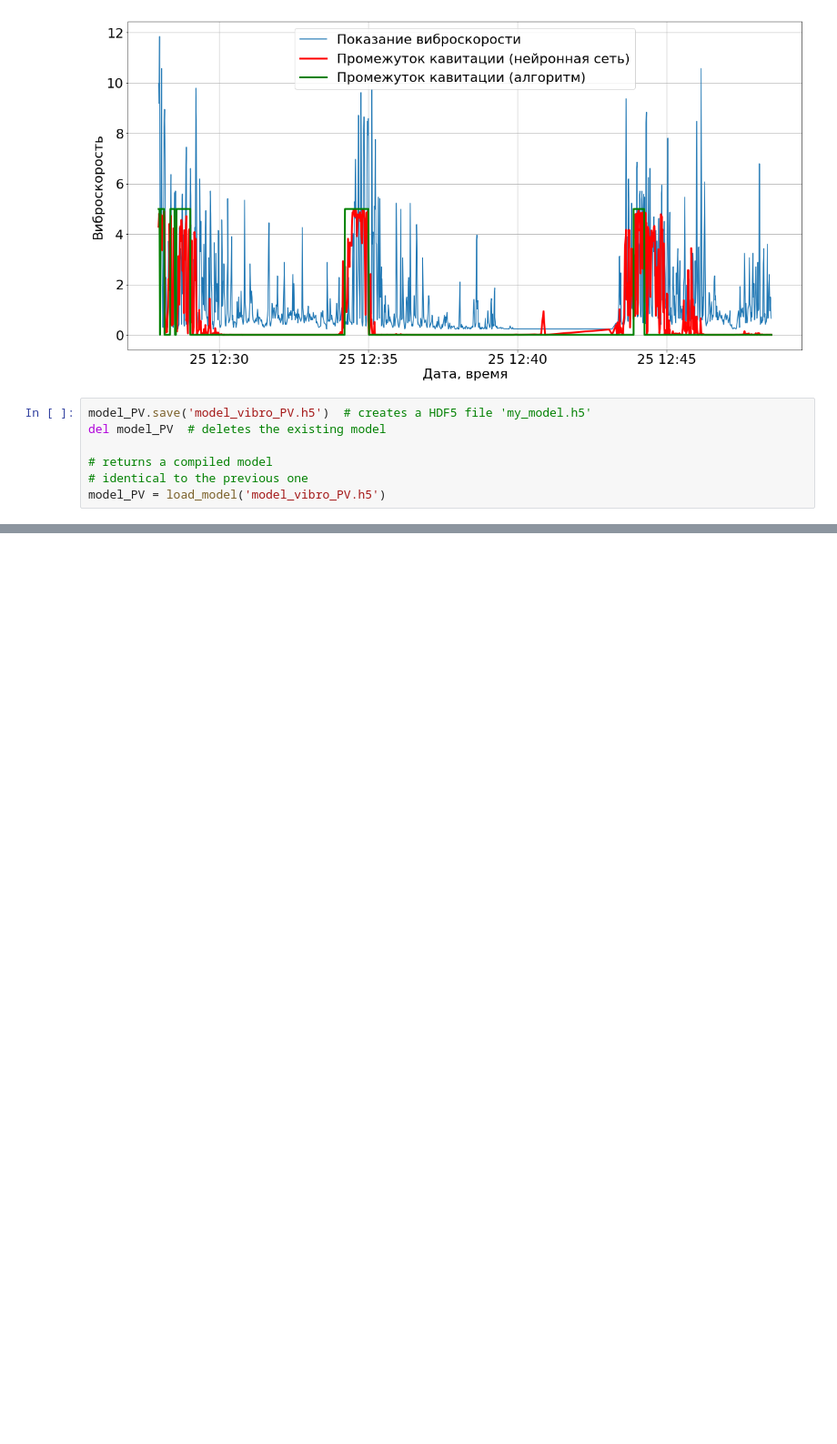
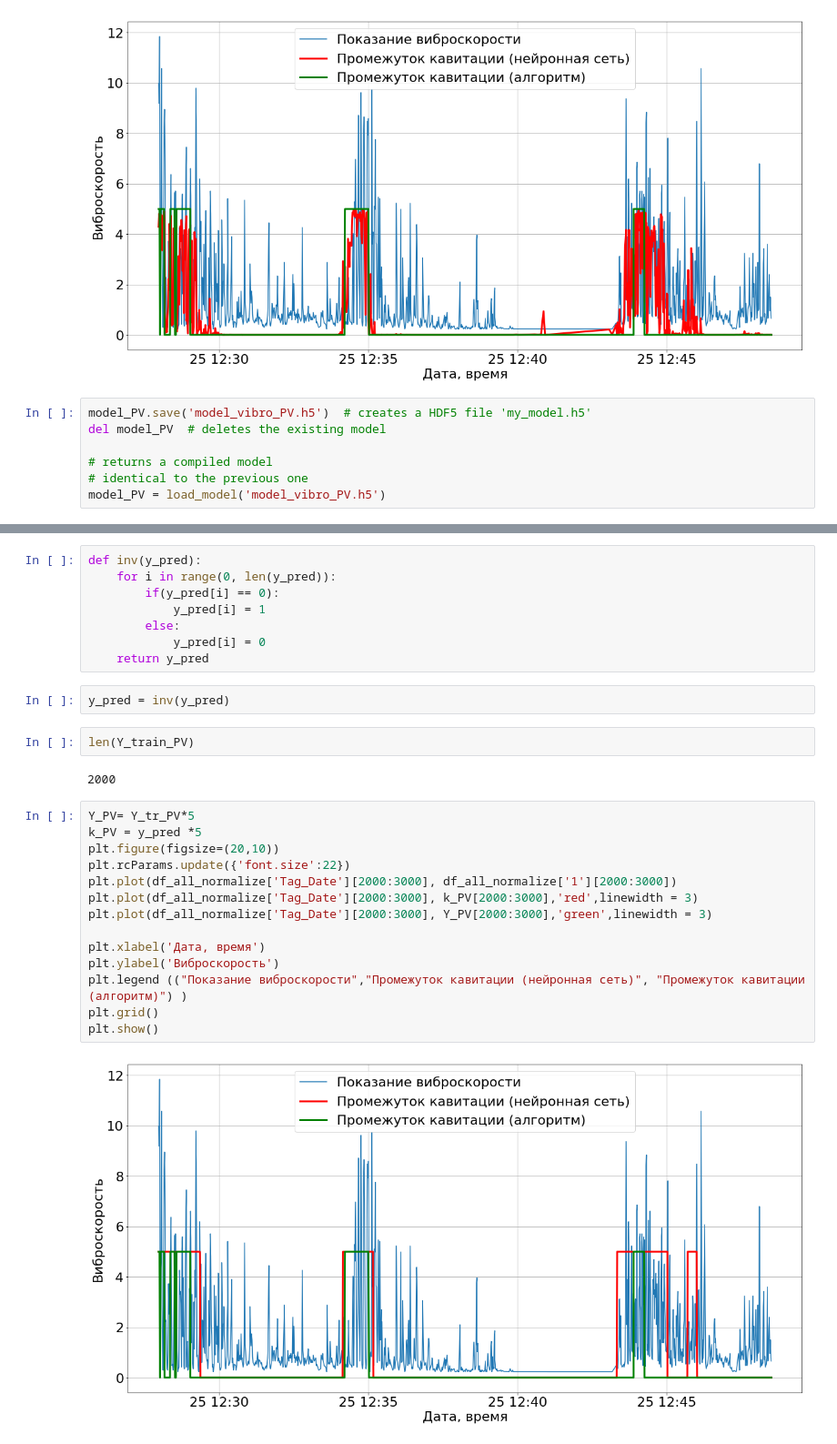
Before and after one commit to IImbryk/a_simple_neural_network, a Jupyter notebook: Keras_NN.ipynb, the cells around one changed output, grey strips where cells are left out. Shown at 91% size. Drawn from its saved outputs; the diff is of its cells as text; blank space fills up the shorter version.

```diff
--- a/Keras_NN.ipynb
+++ b/Keras_NN.ipynb
@@ -459,0 +528,30 @@ model_PV = load_model('model_vibro_PV.h5')
+# %%
+def inv(y_pred):
+    for i in range(0, len(y_pred)):
+        if(y_pred[i] == 0):
+            y_pred[i] = 1
+        else:
+            y_pred[i] = 0
+    return y_pred
+# %%
+y_pred = inv(y_pred)
+# %%
+len(Y_train_PV)
+# %% [output]
+2000
+# %%
+Y_PV= Y_tr_PV*5
+k_PV = y_pred *5
+plt.figure(figsize=(20,10))
+plt.rcParams.update({'font.size':22})
+plt.plot(df_all_normalize['Tag_Date'][2000:3000], df_all_normalize['1'][2000:3000])
+plt.plot(df_all_normalize['Tag_Date'][2000:3000], k_PV[2000:3000],'red',linewidth = 3)
+plt.plot(df_all_normalize['Tag_Date'][2000:3000], Y_PV[2000:3000],'green',linewidth = 3)
+
+plt.xlabel('Дата, время')
+plt.ylabel('Виброскорость')
+plt.legend (("Показание виброскорости","Промежуток кавитации (нейронная сеть)", "Промежуток кавитации (алгоритм)") )
+plt.grid()
+plt.show()
+# %% [output]
+[figure, added]
```
Also changed, not shown: parts of 5 cells of this notebook, 5 other files.
